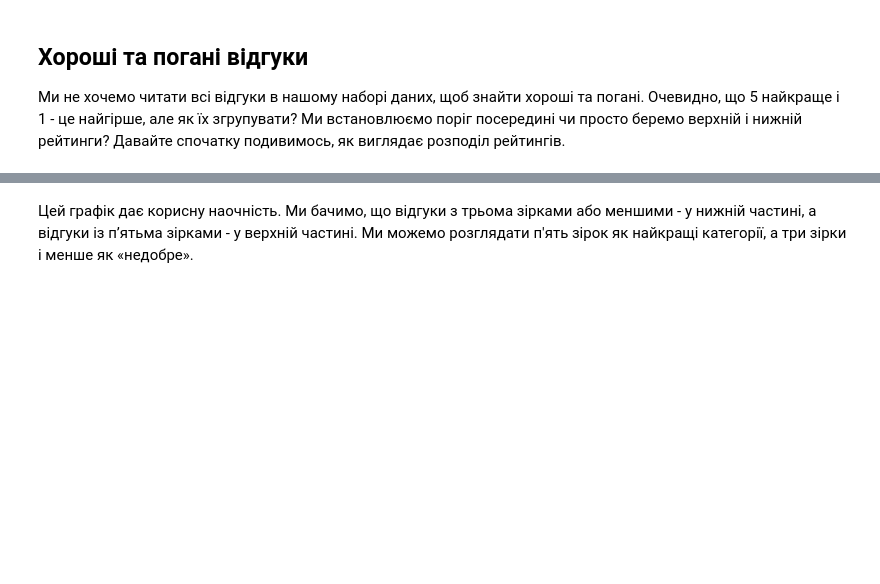
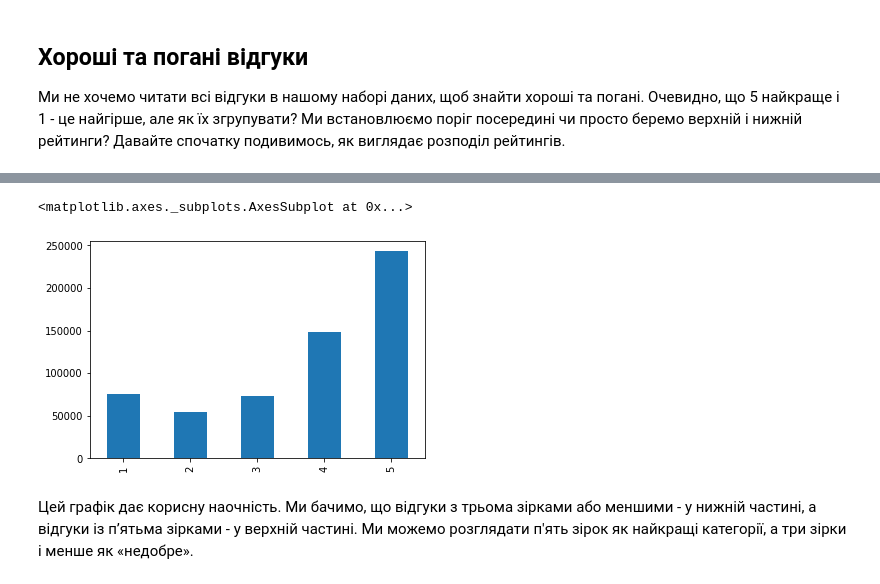
Before and after one commit to MaksymBondarchuk/Data-analysis-methods-labs, a Jupyter notebook: 06_завдання.ipynb, the cells around one changed output, grey strips where cells are left out. Saved outputs shown, nothing was run; the diff lists cells and outputs as text; code cells hidden in the pictures; blank space fills up the shorter version.

```diff
--- a/06_завдання.ipynb
+++ b/06_завдання.ipynb
@@ -28,9 +50,12 @@ reviews['stars'].describe()
 # %%
 star_counts = reviews['stars'].value_counts()
 # %%
-# task: create a bar plot of number of reviews for each star rating
+/# task: create a bar plot of number of reviews for each star rating
 # hint: sort_index may be useful to get your x-axis in the most intuitive order
 star_counts.sort_index().plot(kind='bar')
+# %% [output]
+<matplotlib.axes._subplots.AxesSubplot at 0x...>
+[figure, added]
 # %% [markdown]
 Цей графік дає корисну наочність. Ми бачимо, що відгуки з трьома зірками або меншими - у нижній частині, а відгуки із п’ятьма зірками - у верхній частині. Ми можемо розглядати п'ять зірок як найкращі категорії, а три зірки і менше як «недобре».
 # %% [markdown]
```
Also changed, not shown: parts of 20 cells of this notebook, 1 other file.
